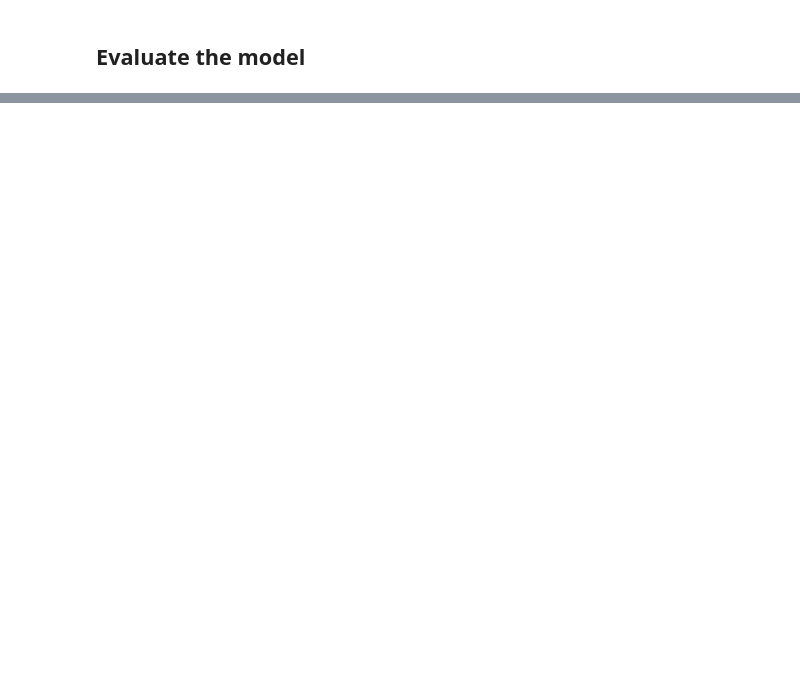
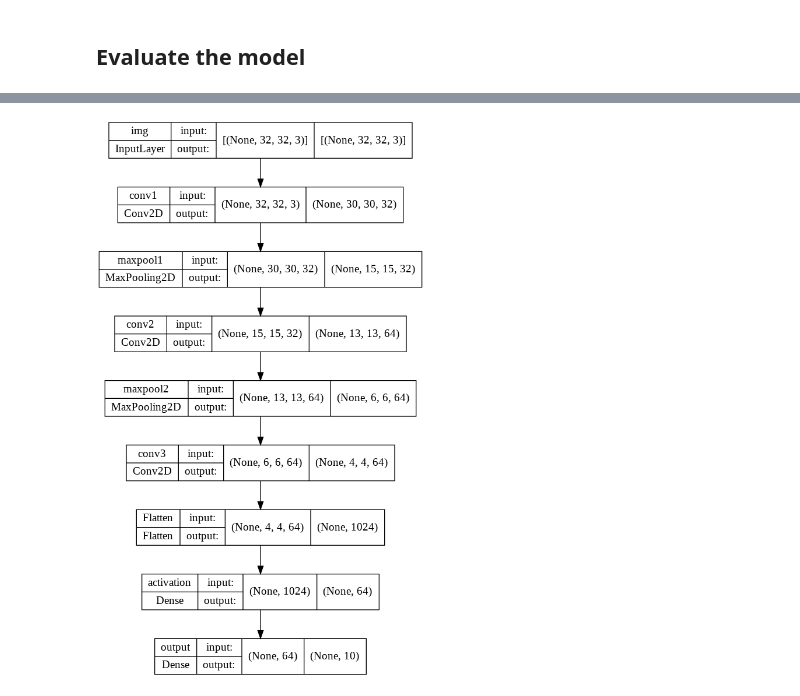
Before and after one commit to Peckkie/AIprototype2022_kie, a Jupyter notebook: Tensorflow(network🌏).ipynb, the cells around one changed output, grey strips where cells are left out. Drawn from its saved outputs; the diff is of its cells as text; code cells hidden in the pictures; blank space fills up the shorter version.

```diff
--- a/Tensorflow(network🌏).ipynb
+++ b/Tensorflow(network🌏).ipynb
@@ -343,0 +355,12 @@ print(test_acc)
+# %%
+input_images = keras.Input(shape=(32, 32, 3), name="img")
+model = layers.Conv2D(32, (3, 3), activation="relu", name="conv1")(input_images) # (input_images) input จาก layer ก่อนหน้า
+model = layers.MaxPooling2D((2, 2), name="maxpool1")(model)
+model = layers.Conv2D(64, (3, 3), activation='relu', name="conv2")(model)
+model = layers.MaxPooling2D((2, 2), name="maxpool2")(model)
+model = layers.Conv2D(64, (3, 3), activation='relu', name="conv3")(model)
+model = layers.Flatten(name="Flatten")(model)
+model = layers.Dense(64, activation='relu', name="activation")(model)
+output = layers.Dense(10, name="output")(model)
+# %%
+my_model = keras.Model(input_images, output, name = "mymodel")
@@ -343,0 +387,4 @@ print(test_acc)
+# %%
+keras.utils.plot_model(my_model, show_shapes=True)
+# %% [output]
+[figure, added]
```
Also changed, not shown: parts of 27 cells of this notebook.
